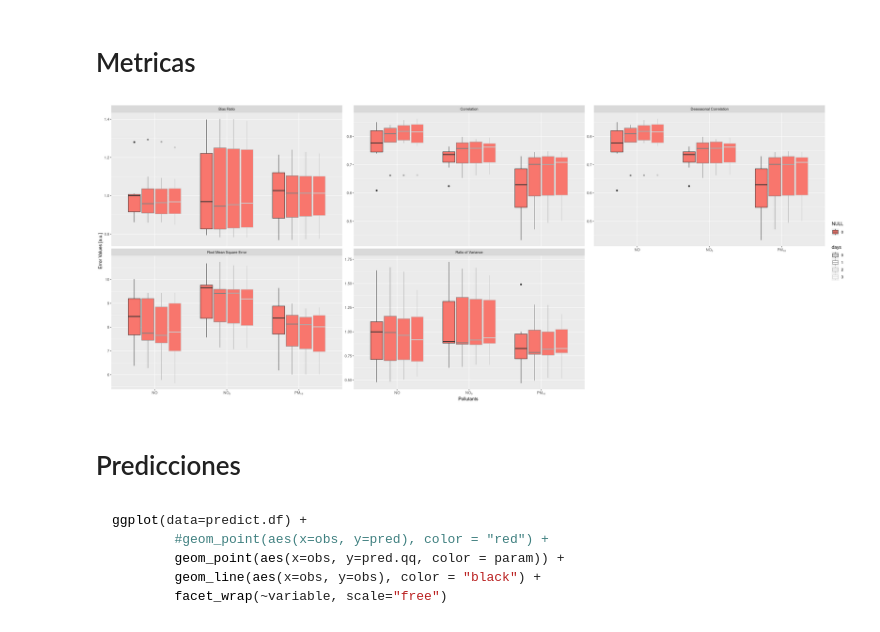
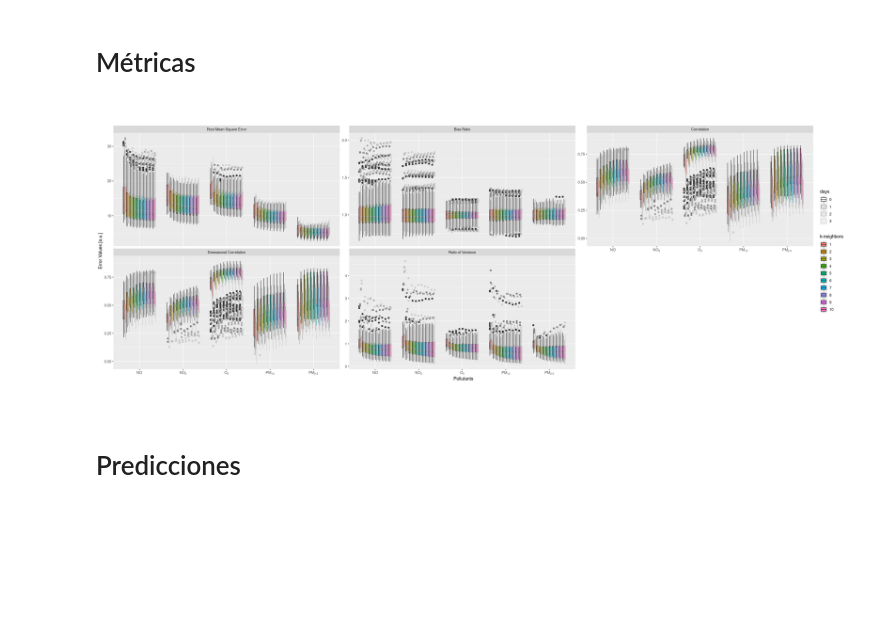
Before and after one commit to Jaimedgp/AirQualityCOVID, a Jupyter notebook: notebooks/Analysis/Cross-vallidation_grph.ipynb, the cells around one changed output. Saved outputs shown, nothing was run; the diff lists cells and outputs as text; code cells hidden in the pictures; blank space fills up the shorter version.

````diff
--- a/notebooks/Analysis/Cross-vallidation_grph.ipynb
+++ b/notebooks/Analysis/Cross-vallidation_grph.ipynb
@@ -18,4 +87,5 @@ setwd("~/Repositories/AirQualityCOVID/")
 # %%
-method <- "lm"
+method <- "knn"  # knn, lm, rf
 
-load(paste("data/Cross-validation/", method, ".rda", sep=""))
+HOME <- "~/Repositories/AirQualityCOVID/"
+load(paste(HOME, "data/Cross-validation/", method, ".rda", sep=""))
@@ -44,5 +92,5 @@ param.text <- list("rf" = "ntree", "knn" = "k-neighbors")
 # %% [markdown]
-# Metricas
+# Métricas
 # %%
 pivot.metrics <- cross.val$metrics %>%
         pivot_longer(cols = 7:ncol(cross.val$metrics),
@@ -51,50 +99,25 @@ pivot.metrics <- cross.val$metrics %>%
 dat.df <- pivot.metrics %>%
             filter(
                 days %in% 0:3,
-                site %in% c(
-                            #"es0118a", "es1438a",
-                            #"es1625a", "es0890a",
-                            #"es1047a", "es1137a",
-                            "es1632a"#, "es0110a",
-                            #"es1580a", "es1340a"
-                            ),
-                variable %in% c(
-                                "no",
-                                "no2",
-                                "o3",
-                                "pm10",
-                                "pm2.5"
-                                ),
+                site %in% names(site.notation),
+                variable %in% names(pollut.notation),
                 year %in% 2013:2019,
-                param %in% c(0,
-                             # k-NN
-                             1:10,
-                             # randomForest
-                             10, 20, 30, 50, 100, 150, 200),
-                qq.Mapping %in% c(
-                                  "Yes"
-                                  #"No"
-                                  ),
-                Error %in% c(
-                             "bias",
-                             "cor1",
-                             "cor2",
-                             "var.ratio",
-                             "RMSE"
-                             )
+                param %in% param.values[[method]],
+                qq.Mapping %in% c("Yes", "No"),
+                Error %in% names(Error.notation)
             )
 # %%
 ggplot(data=dat.df) +
     geom_boxplot(aes(x=variable, y=Err.Val, fill=param, color=days)) +
     scale_color_grey() +
     facet_wrap(~Error,
                scale="free_y",
                labeller = labeller(Error=Error.notation)) +
     scale_x_discrete(name="Pollutants", labels=pollut.notation) +
     scale_y_continuous(name="Error Values [a.u.]") +
-    scale_fill_discrete(name=param.text[method])
+    scale_fill_discrete(name=param.text[method]) + theme(aspect.ratio = 0.5)
 # %% [output]
-[figure, old version]
+[figure, new version]
 # %% [markdown]
 # Predicciones
 # %%
@@ -124,9 +131 @@ predict.df <- cross.val$predictions %>%
             )
-# %% [markdown]
-```R
-ggplot(data=predict.df) +
-        #geom_point(aes(x=obs, y=pred), color = "red") +
-        geom_point(aes(x=obs, y=pred.qq, color = param)) +
-        geom_line(aes(x=obs, y=obs), color = "black") +
-        facet_wrap(~variable, scale="free")
-```
````
Also changed, not shown: parts of 17 cells of this notebook.
